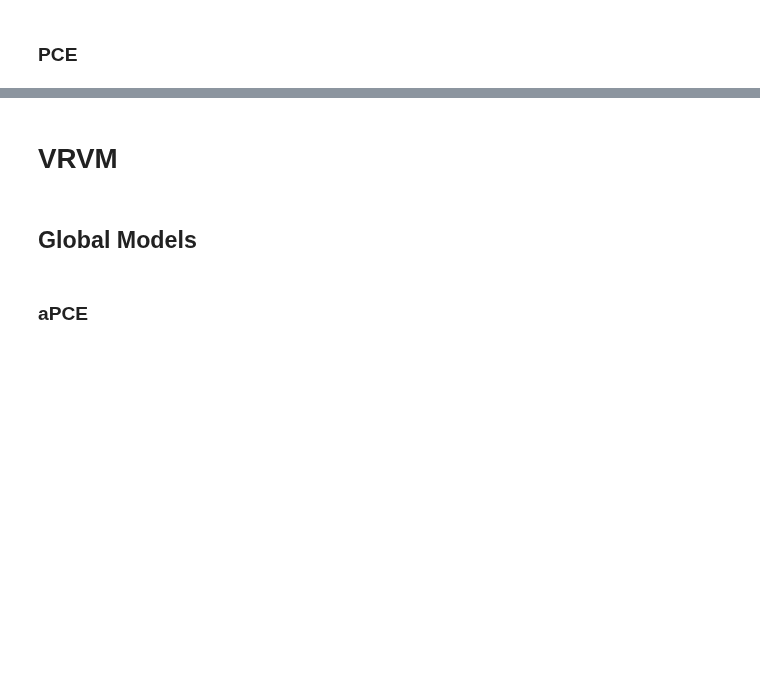
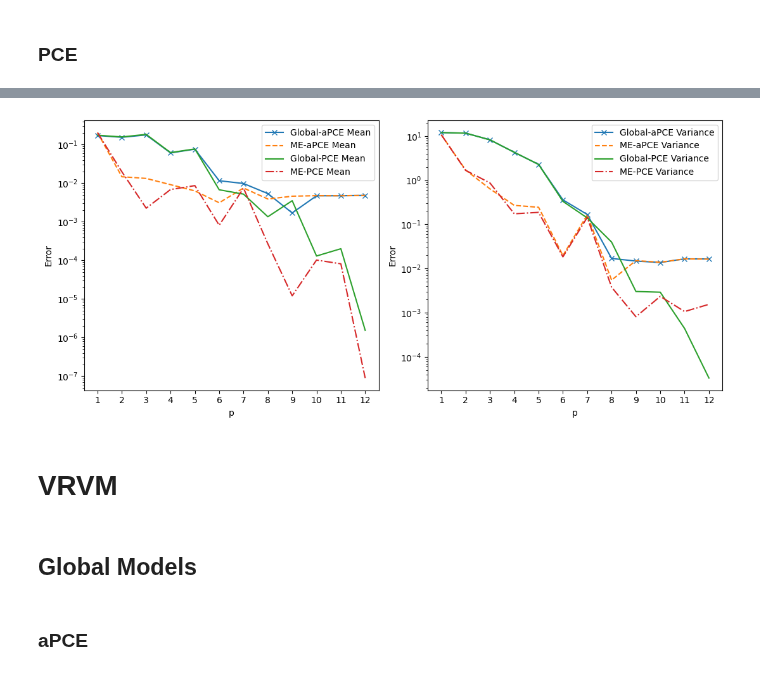
Before and after one commit to IsabelCoronaGuevara/CUDenver-Thesis, a Jupyter notebook: Results_SparseBayesianLearning.ipynb, the cells around one changed output, grey strips where cells are left out. Saved outputs shown, nothing was run; the diff lists cells and outputs as text; code cells hidden in the pictures; blank space fills up the shorter version.

```diff
--- a/Results_SparseBayesianLearning.ipynb
+++ b/Results_SparseBayesianLearning.ipynb
@@ -447,4 +457,32 @@ ValueError: x and y must have same first dimension, but have shapes (12,) and (0
+# %%
+plt.rcParams['figure.figsize'] = (11,5) # (width, height)
+fig, ax = plt.subplots(1, 2)
+
+ax[0].plot(p, np.abs(np.array(results_Ishigami_AFVB_aPCE_Global[4])-3.5), '-x', label = 'Global-aPCE Mean')
+ax[0].plot(p, np.abs(np.array(results_Ishigami_AFVB_aPCE_ME[4])-3.5), '--', label = 'ME-aPCE Mean')
+
+ax[0].plot(p, np.abs(np.array(results_Ishigami_AFVB_PCE_Global[4])-3.5), '-', label = 'Global-PCE Mean')
+ax[0].plot(p, np.abs(np.array(results_Ishigami_AFVB_PCE_ME[4])-3.5), '-.', label = 'ME-PCE Mean')
+ax[0].set_xticks(p)
+ax[0].set_yscale("log")
+ax[0].set_xlabel("p")
+ax[0].set_ylabel("Error")
+ax[0].legend()
+
+ax[1].plot(p, np.abs(np.array(results_Ishigami_AFVB_aPCE_Global[5])-V_Ishigami), '-x', label = 'Global-aPCE Variance')
+ax[1].plot(p, np.abs(np.array(results_Ishigami_AFVB_aPCE_ME[5])-V_Ishigami), '--', label = 'ME-aPCE Variance')
+
+ax[1].plot(p, np.abs(np.array(results_Ishigami_AFVB_PCE_Global[5])-V_Ishigami), '-', label = 'Global-PCE Variance')
+ax[1].plot(p, np.abs(np.array(results_Ishigami_AFVB_PCE_ME[5])-V_Ishigami), '-.', label = 'ME-PCE Variance')
+ax[1].set_xticks(p)
+ax[1].set_yscale("log")
+ax[1].set_xlabel("p")
+ax[1].set_ylabel("Error")
+ax[1].legend()
+
+fig.tight_layout();
+#plt.savefig(wd + '/Ishigami_AFVB_mean_and_Variance.png')
+# %% [output]
+[figure, added]
 # %% [markdown]
 # VRVM
-# %% [markdown]
-## Global Models
@@ -451,2 +538,4 @@ ValueError: x and y must have same first dimension, but have shapes (12,) and (0
+# %% [markdown]
+## Global Models
 # %% [markdown]
 ### aPCE
```
Also changed, not shown: parts of 189 cells of this notebook.
